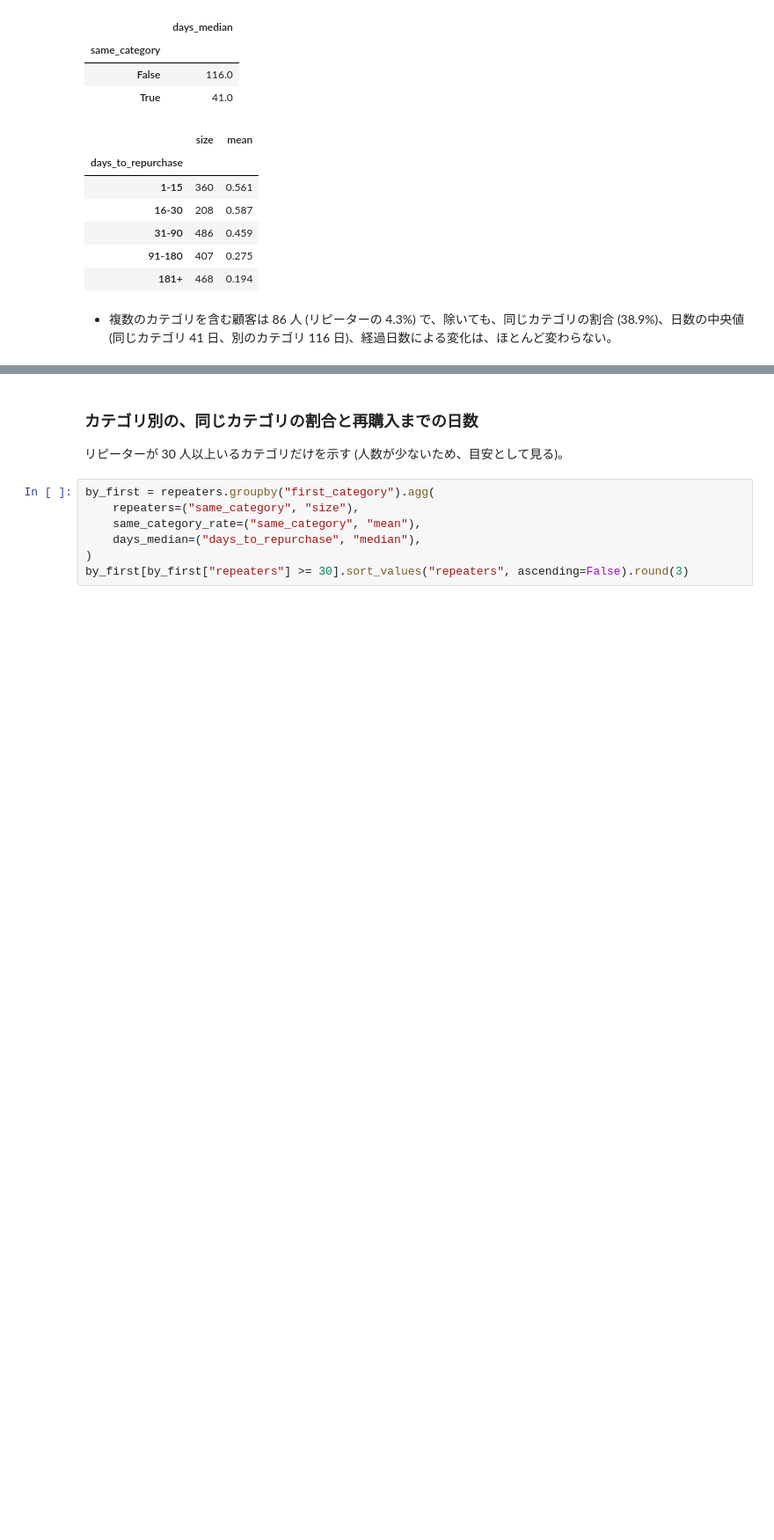
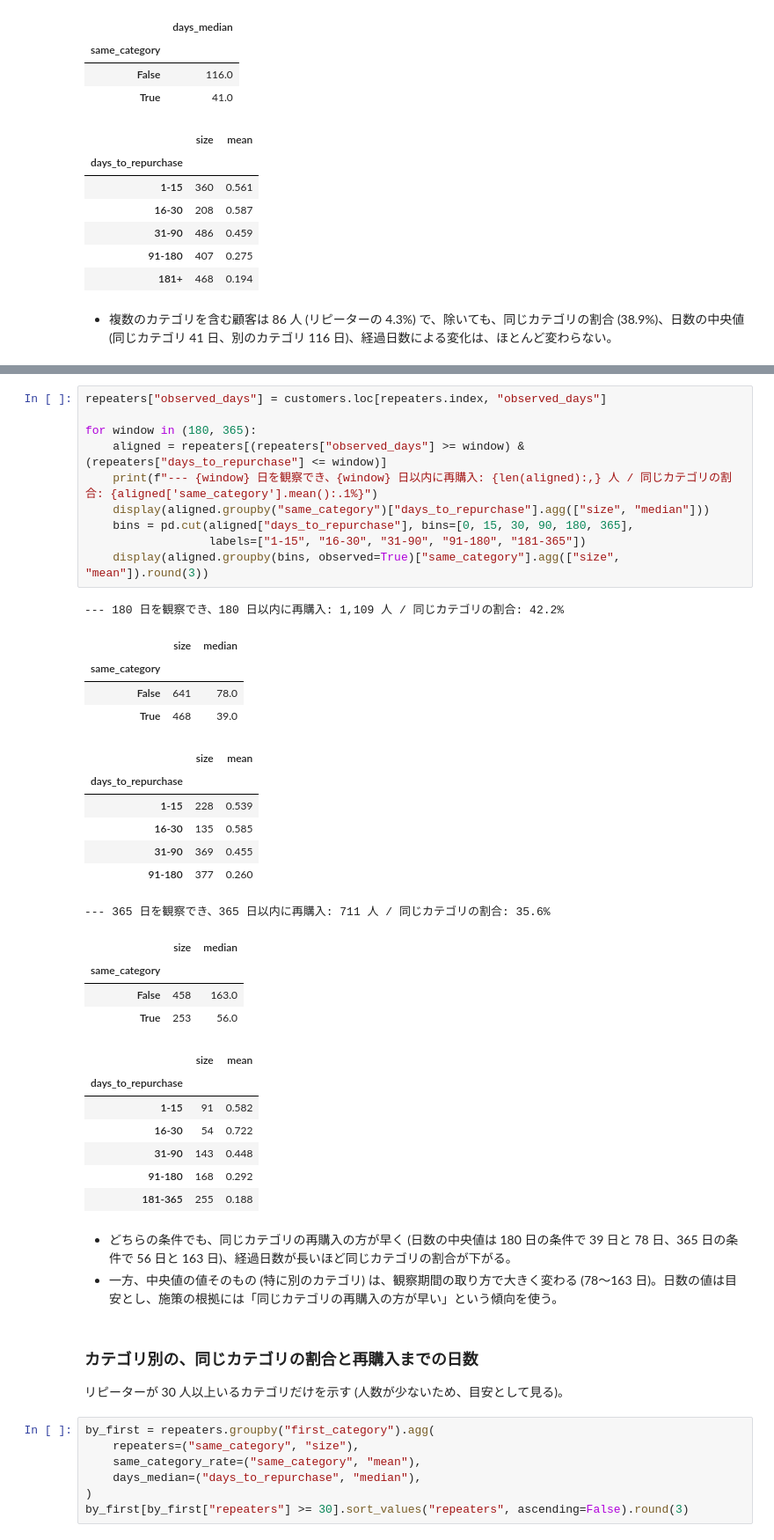
Before and after one commit to avoseven/olist-data-platform, a Jupyter notebook: notebooks/08_first_purchase_category.ipynb, the cells around one changed output, grey strips where cells are left out. Shown at 88% size. Drawn from its saved outputs; the diff is of its cells as text; blank space fills up the shorter version.

Commit message:
Add: observation window check to first purchase category notebook
Co-Authored-By: Claude Opus 5.5 <noreply@anthropic.com>

```diff
--- a/notebooks/08_first_purchase_category.ipynb
+++ b/notebooks/08_first_purchase_category.ipynb
@@ -310,3 +315,40 @@ single_category.groupby(gap_bins[~is_multi], observed=True)["same_category"].agg
+# %%
+repeaters["observed_days"] = customers.loc[repeaters.index, "observed_days"]
+
+for window in (180, 365):
+    aligned = repeaters[(repeaters["observed_days"] >= window) & (repeaters["days_to_repurchase"] <= window)]
+    print(f"--- {window} 日を観察でき、{window} 日以内に再購入: {len(aligned):,} 人 / 同じカテゴリの割合: {aligned['same_category'].mean():.1%}")
+    display(aligned.groupby("same_category")["days_to_repurchase"].agg(["size", "median"]))
+    bins = pd.cut(aligned["days_to_repurchase"], bins=[0, 15, 30, 90, 180, 365],
+                  labels=["1-15", "16-30", "31-90", "91-180", "181-365"])
+    display(aligned.groupby(bins, observed=True)["same_category"].agg(["size", "mean"]).round(3))
+# %% [output]
+--- 180 日を観察でき、180 日以内に再購入: 1,109 人 / 同じカテゴリの割合: 42.2%
+|  | size | median |
+| same_category |  |  |
+| False | 641 | 78.0 |
+| True | 468 | 39.0 |
+|  | size | mean |
+| days_to_repurchase |  |  |
+| 1-15 | 228 | 0.539 |
+| 16-30 | 135 | 0.585 |
+| 31-90 | 369 | 0.455 |
+| 91-180 | 377 | 0.260 |
+--- 365 日を観察でき、365 日以内に再購入: 711 人 / 同じカテゴリの割合: 35.6%
+|  | size | median |
+| same_category |  |  |
+| False | 458 | 163.0 |
+| True | 253 | 56.0 |
+|  | size | mean |
+| days_to_repurchase |  |  |
+| 1-15 | 91 | 0.582 |
+| 16-30 | 54 | 0.722 |
+| 31-90 | 143 | 0.448 |
+| 91-180 | 168 | 0.292 |
+| 181-365 | 255 | 0.188 |
+# %% [markdown]
+- どちらの条件でも、同じカテゴリの再購入の方が早く (日数の中央値は 180 日の条件で 39 日と 78 日、365 日の条件で 56 日と 163 日)、経過日数が長いほど同じカテゴリの割合が下がる。
+- 一方、中央値の値そのもの (特に別のカテゴリ) は、観察期間の取り方で大きく変わる (78〜163 日)。日数の値は目安とし、施策の根拠には「同じカテゴリの再購入の方が早い」という傾向を使う。
 # %% [markdown]
 ### カテゴリ別の、同じカテゴリの割合と再購入までの日数
 
```
Also changed, not shown: parts of 2 cells of this notebook.
